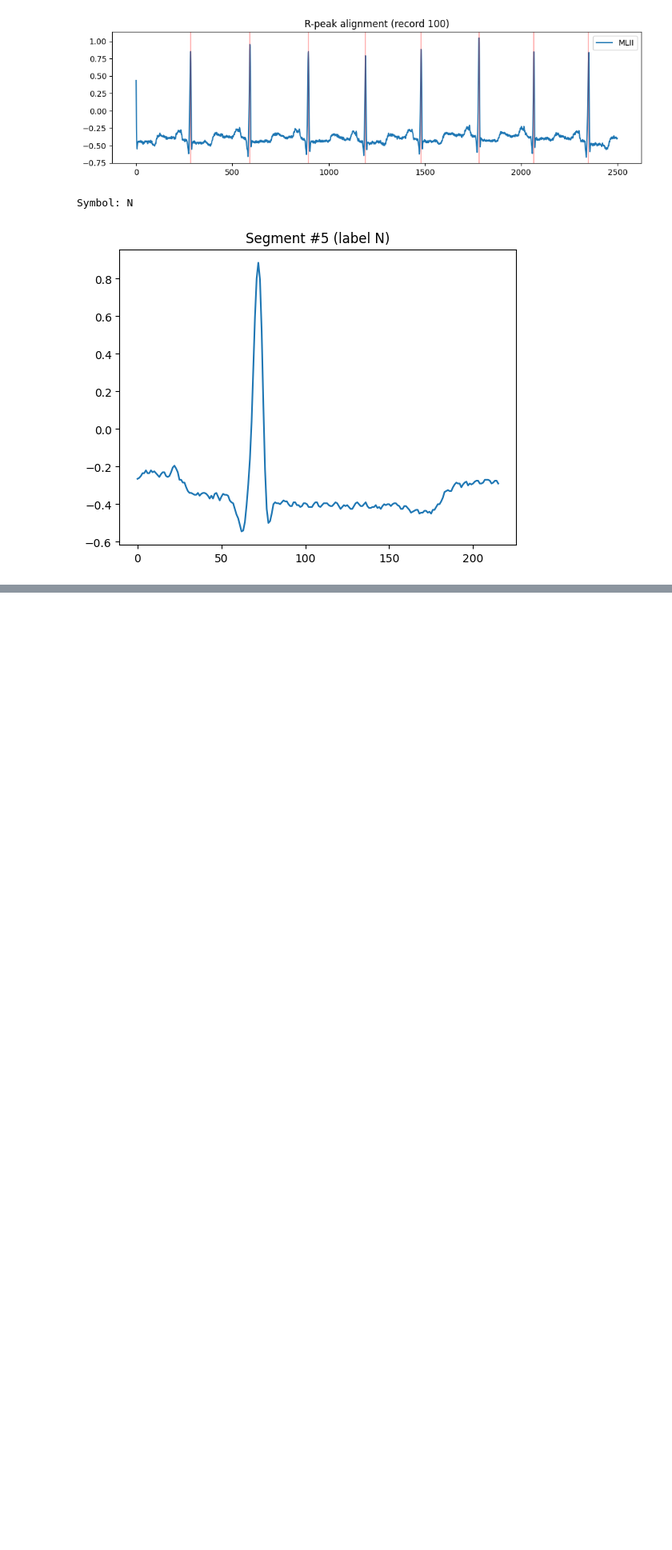
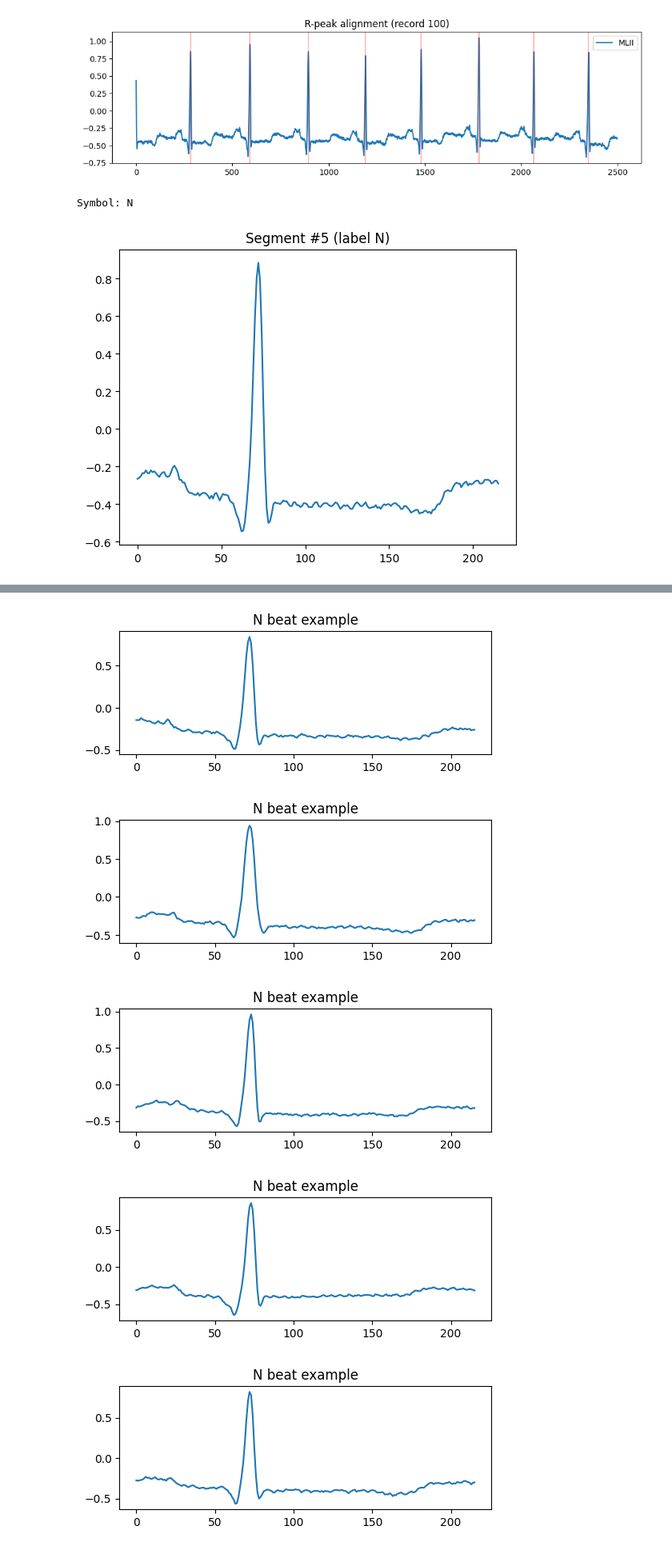
Before and after one commit to dea980/EKG-Playground, a Jupyter notebook: notebooks/01_explore_dataset.ipynb, the cells around one changed output, grey strips where cells are left out. Shown at 80% size. Saved outputs shown, nothing was run; the diff lists cells and outputs as text; code cells hidden in the pictures; blank space fills up the shorter version.

```diff
--- a/notebooks/01_explore_dataset.ipynb
+++ b/notebooks/01_explore_dataset.ipynb
@@ -388,0 +560,34 @@ Symbol: N
+# %%
+pre = int(0.2 * fs)   # 200ms
+post = int(0.4 * fs)  # 400ms
+
+segments = []
+labels = []
+
+for s, sym in zip(ann.sample, ann.symbol):
+    if s-pre < 0 or s+post > len(signal):
+        continue
+    seg = signal[s-pre : s+post]
+    segments.append(seg)
+    labels.append(sym)
+
+segments = np.array(segments)
+# %%
+def plot_examples(target, n=5):
+    idx = [i for i,l in enumerate(labels) if l == target]
+
+    for i in idx[:n]:
+        plt.figure(figsize=(6,2))
+        plt.plot(segments[i])
+        plt.title(f"{target} beat example")
+        plt.show()
+
+plot_examples('N', 5)
+plot_examples('A', 5)
+plot_examples('V', 1)
+# %% [output]
+[figure, added]
+[figure, added]
+[figure, added]
+[figure, added]
+[figure, added]
```
Also changed, not shown: parts of 28 cells of this notebook, 4 other files.
